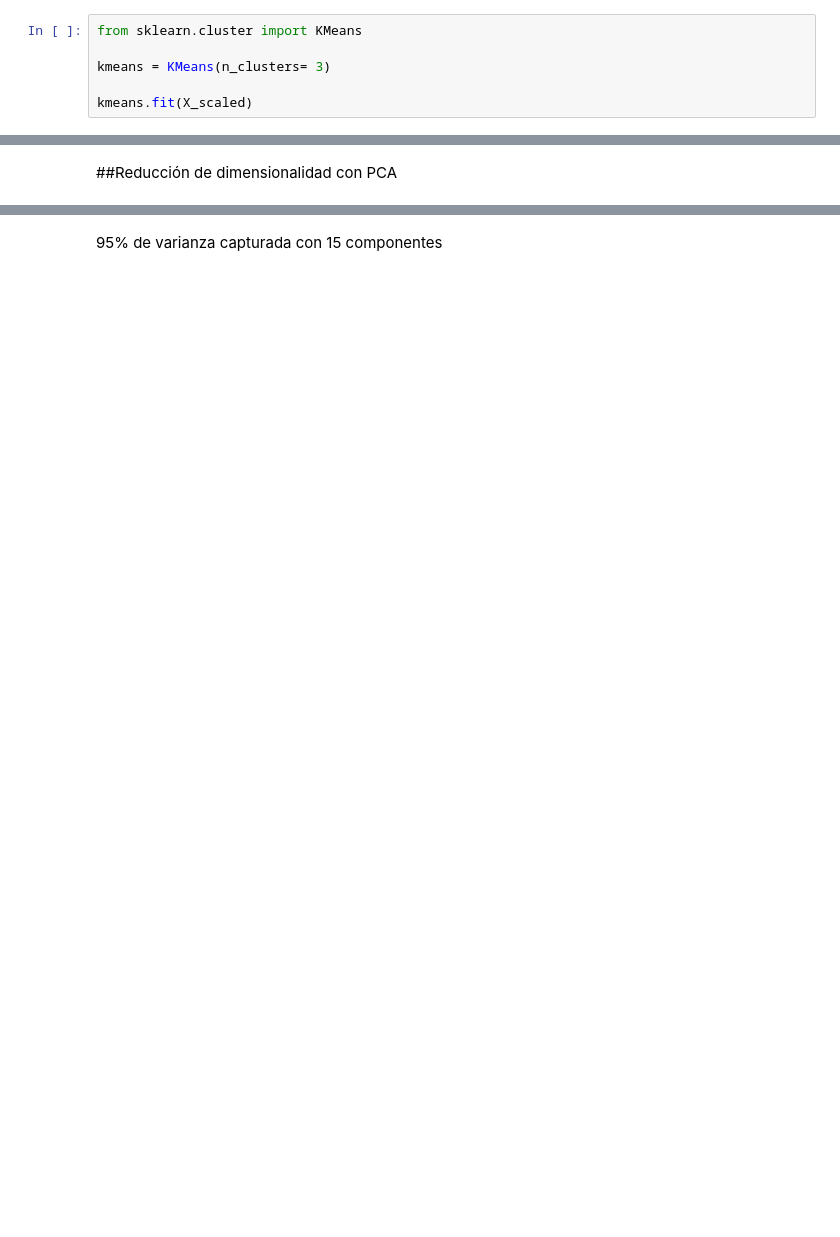
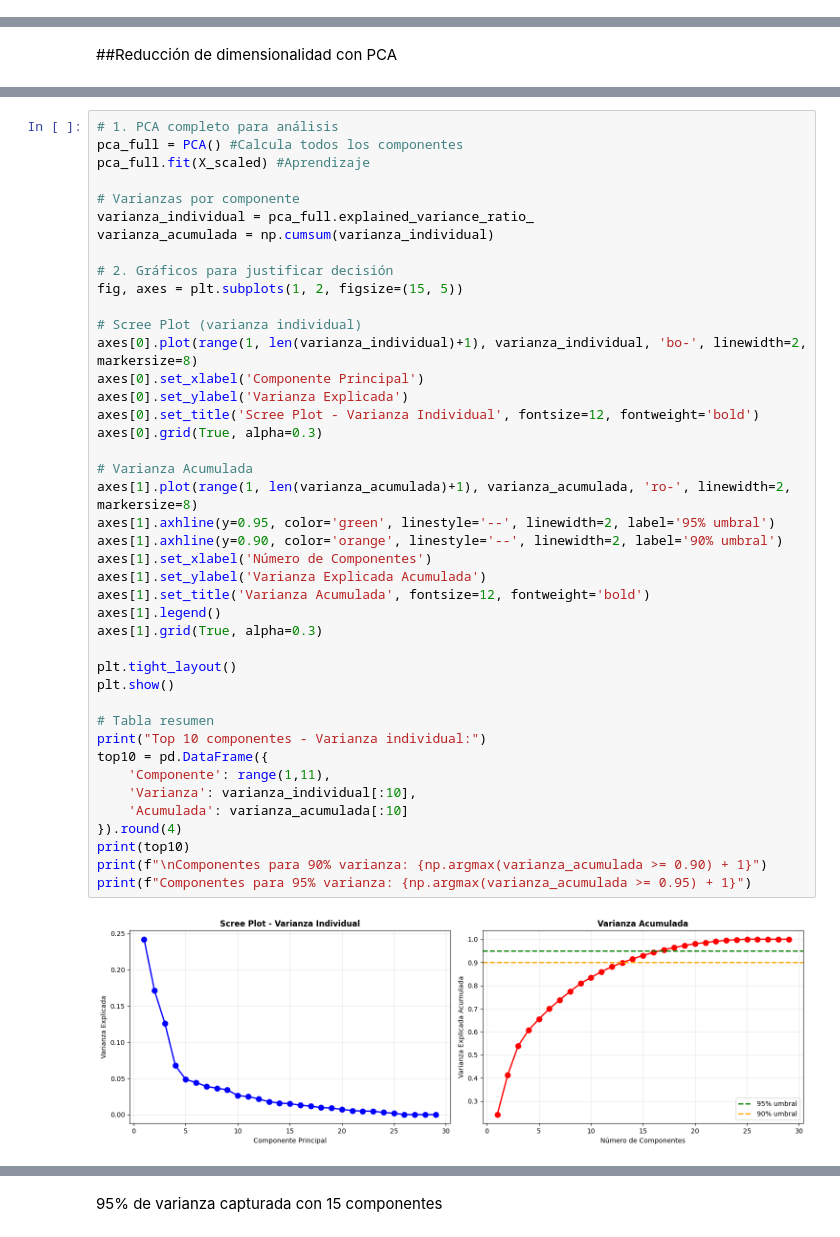
Before and after one commit to luisleonb/Proyecto_M7_ABP, a Jupyter notebook: Proyect__M7_ABP.ipynb, the cells around one changed output, grey strips where cells are left out. Cells and saved outputs as stored; diff of their text form; blank space fills up the shorter version.

```diff
--- a/Proyect__M7_ABP.ipynb
+++ b/Proyect__M7_ABP.ipynb
@@ -122,9 +132,3 @@ array([[-1.28462344, -0.50876333,  0.76700122, ...,  0.        ,
          0.        ,  0.        ],
        [-0.38699286, -0.81867058,  0.09997238, ...,  1.        ,
          0.        ,  0.        ]])
-# %%
-from sklearn.cluster import KMeans
-
-kmeans = KMeans(n_clusters= 3)
-
-kmeans.fit(X_scaled)
@@ -177,0 +168,44 @@ plt.show()
+# %%
+# 1. PCA completo para análisis
+pca_full = PCA() #Calcula todos los componentes
+pca_full.fit(X_scaled) #Aprendizaje
+
+# Varianzas por componente
+varianza_individual = pca_full.explained_variance_ratio_
+varianza_acumulada = np.cumsum(varianza_individual)
+
+# 2. Gráficos para justificar decisión
+fig, axes = plt.subplots(1, 2, figsize=(15, 5))
+
+# Scree Plot (varianza individual)
+axes[0].plot(range(1, len(varianza_individual)+1), varianza_individual, 'bo-', linewidth=2, markersize=8)
+axes[0].set_xlabel('Componente Principal')
+axes[0].set_ylabel('Varianza Explicada')
+axes[0].set_title('Scree Plot - Varianza Individual', fontsize=12, fontweight='bold')
+axes[0].grid(True, alpha=0.3)
+
+# Varianza Acumulada
+axes[1].plot(range(1, len(varianza_acumulada)+1), varianza_acumulada, 'ro-', linewidth=2, markersize=8)
+axes[1].axhline(y=0.95, color='green', linestyle='--', linewidth=2, label='95% umbral')
+axes[1].axhline(y=0.90, color='orange', linestyle='--', linewidth=2, label='90% umbral')
+axes[1].set_xlabel('Número de Componentes')
+axes[1].set_ylabel('Varianza Explicada Acumulada')
+axes[1].set_title('Varianza Acumulada', fontsize=12, fontweight='bold')
+axes[1].legend()
+axes[1].grid(True, alpha=0.3)
+
+plt.tight_layout()
+plt.show()
+
+# Tabla resumen
+print("Top 10 componentes - Varianza individual:")
+top10 = pd.DataFrame({
+    'Componente': range(1,11),
+    'Varianza': varianza_individual[:10],
+    'Acumulada': varianza_acumulada[:10]
+}).round(4)
+print(top10)
+print(f"\nComponentes para 90% varianza: {np.argmax(varianza_acumulada >= 0.90) + 1}")
+print(f"Componentes para 95% varianza: {np.argmax(varianza_acumulada >= 0.95) + 1}")
+# %% [output]
+[figure, added]
```
Also changed, not shown: parts of 23 cells of this notebook.
